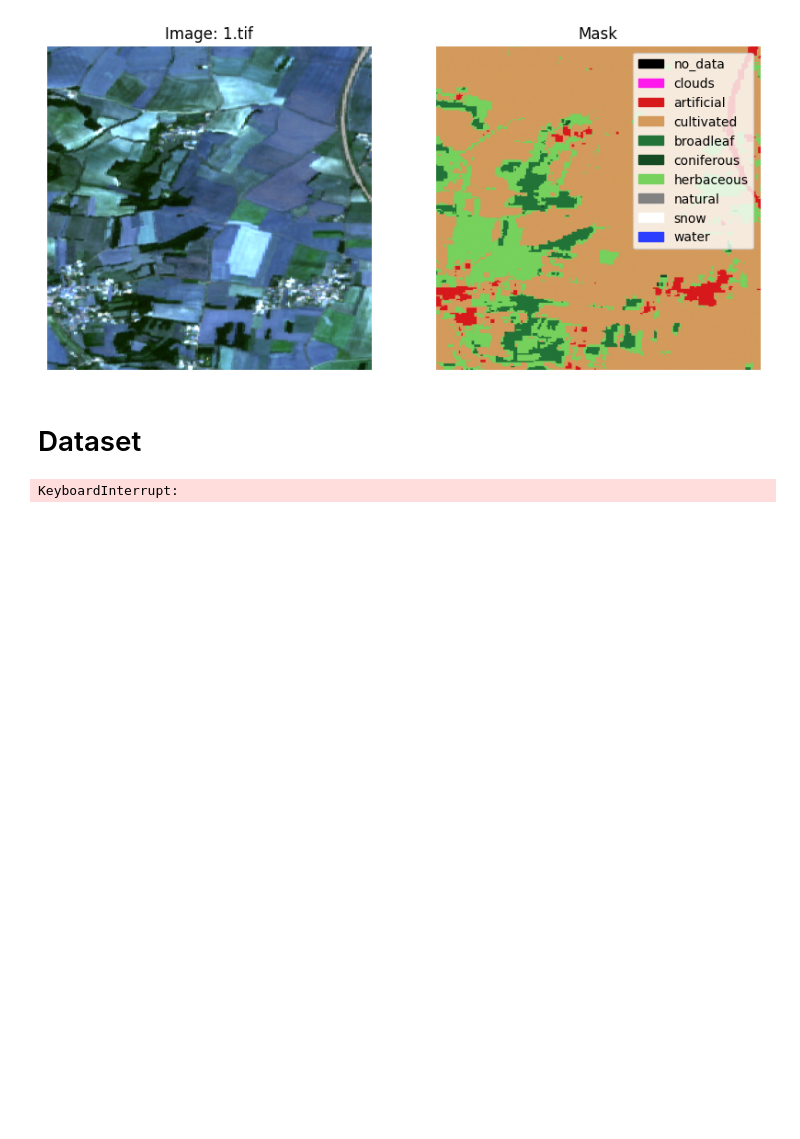
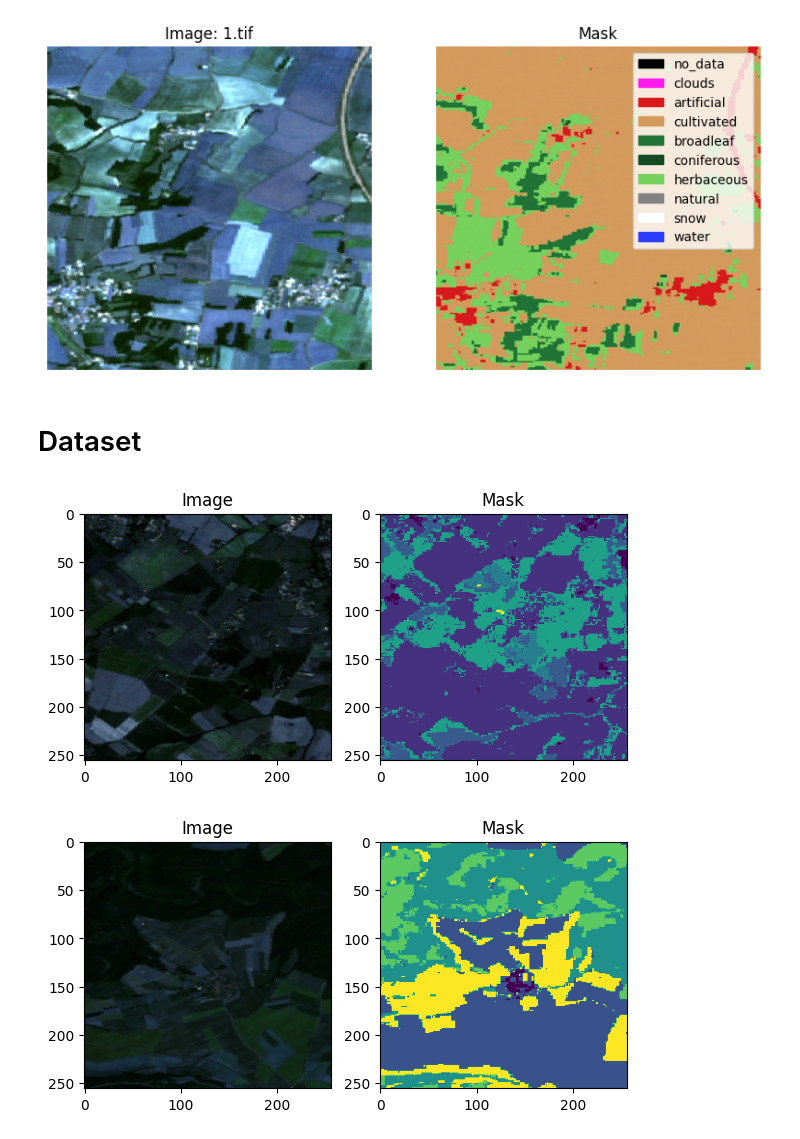
Before and after one commit to yannasyr/landcover, a Jupyter notebook: yann_brouillon.ipynb, the cells around one changed output. Saved outputs shown, nothing was run; the diff lists cells and outputs as text; code cells hidden in the pictures; blank space fills up the shorter version.

```diff
--- a/yann_brouillon.ipynb
+++ b/yann_brouillon.ipynb
@@ -244,18 +240,0 @@ images_train, images_val, masks_train, masks_val = train_test_split(image_paths,
-# %%
-# Créer des tenseurs pour les ensembles d'entraînement et de validation
-X_train = torch.stack([torch.tensor(imread(img).astype('float32'), dtype=torch.float32) for img in images_train], dim=0)
-X_val = torch.stack([torch.tensor(imread(img).astype('float32'), dtype=torch.float32) for img in images_val], dim=0)
-
-# Convertir les masques en tensors PyTorch avec le bon type de données
-y_train = torch.stack([torch.tensor(imread(mask).astype('float32'), dtype=torch.float32) for mask in masks_train], dim=0)
-y_val = torch.stack([torch.tensor(imread(mask).astype('float32'), dtype=torch.float32) for mask in masks_val], dim=0)
-
-# Créer des ensembles de données PyTorch
-train_dataset = TensorDataset(X_train, y_train)
-val_dataset = TensorDataset(X_val, y_val)
-
-# Créer des chargeurs de données
-train_loader = DataLoader(train_dataset, batch_size=8, shuffle=True)
-val_loader = DataLoader(val_dataset, batch_size=8, shuffle=False)
-# %% [output]
-KeyboardInterrupt:
@@ -294,0 +338,35 @@ for epoch in range(num_epochs):
+# %%
+import numpy as np
+
+# Récupérer le premier batch du train_loader
+batch = next(iter(train_loader))
+images, masks = batch['image'], batch['mask']
+
+# Convertir les images et masques en tableaux NumPy
+images_np = images.numpy()  # Si images est déjà un tableau NumPy
+masks_np = masks.numpy()
+
+# Normaliser les valeurs des pixels dans la plage [0, 1]
+images_np = images_np / 0.10  # La plage d'origine est [0, 0.2]
+
+# Afficher les images et les masques du premier batch
+for i in range(2):
+    plt.figure(figsize=(7, 4))
+
+    # Utiliser les trois premiers canaux pour créer une image RVB
+    rgb_image = np.transpose(images_np[i, 0:3, :, :], (1, 2, 0))
+
+    # Afficher l'image en couleur
+    plt.subplot(1, 2, 1)
+    plt.imshow(rgb_image)
+    plt.title('Image')
+
+    # Afficher le masque
+    plt.subplot(1, 2, 2)
+    plt.imshow(masks_np[i, 0])  # Assumption: Le masque est en niveaux de gris
+    plt.title('Mask')
+
+    plt.show()
+# %% [output]
+[figure, added]
+[figure, added]
```
Also changed, not shown: parts of 5 cells of this notebook.
